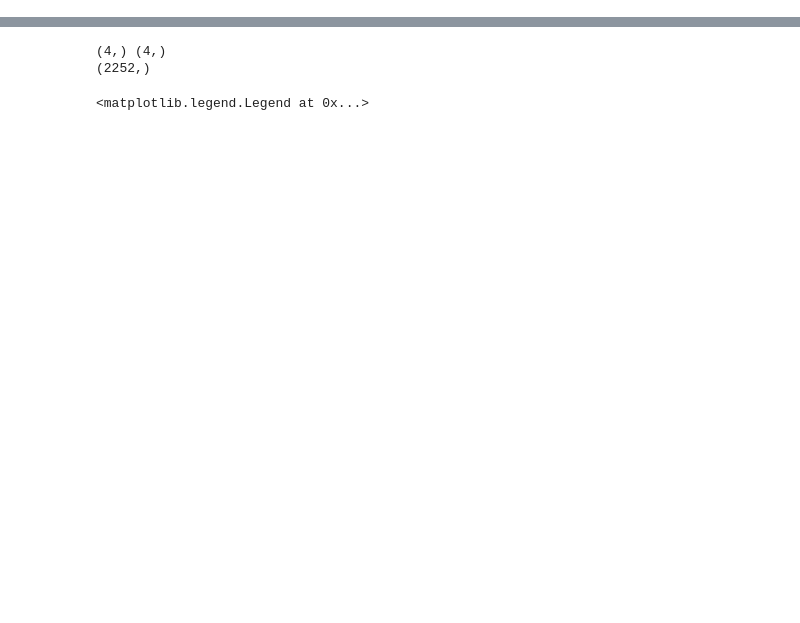
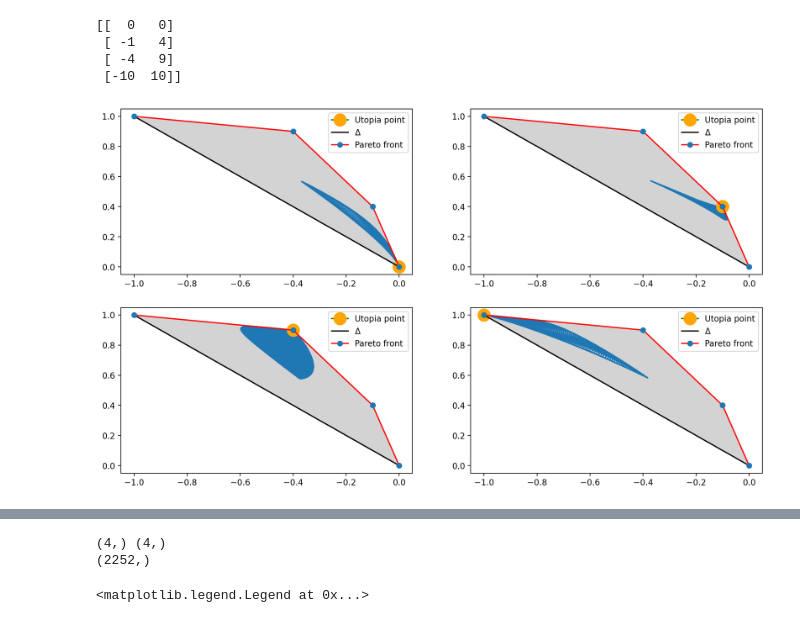
Before and after one commit to eza0107/Multi-Objective-Bandits, a Jupyter notebook: Chebyshev.ipynb, the cells around one changed output, grey strips where cells are left out. Cells and saved outputs as stored; diff of their text form; code cells hidden in the pictures; blank space fills up the shorter version.

```diff
--- a/Chebyshev.ipynb
+++ b/Chebyshev.ipynb
@@ -144 +161,78 @@ ModuleNotFoundError: No module named 'matplotlib'
+# %%
+## print(OMEGA)
+# print(chebyshev(REWARDS, THREATS))
+# # print(run(chebyshev, REWARDS, THREATS)[0])
+
+figure(figsize=(14, 8), dpi=200)
+plt.figure(1)
+R = REWARDS
+T = THREATS
+def normalizer(v, lower_bound, upper_bound):
+    return (2*v - lower_bound-upper_bound)/(upper_bound - lower_bound)
+
+def scale(x,y,z,T,R):
+    return x.astype(float)/10.0, y.astype(float)/10.0, z.astype(float)/10.0, T.astype(float)/10.0, R.astype(float)/10.0
+
+
+def run_chebyshev(R,T,z):
+    reward = np.zeros((W,N_tau))
+    threat = np.zeros((W,N_tau))
+    prob, _ = chebyshev(R,T,z)
+    for w in range(W):
+        for n in range(N_tau):
+            reward[w,n] = np.dot(prob[w,n], R)
+            threat[w,n] = np.dot(prob[w,n], T)
+    return threat, reward
+
+# T = normalizer(T, np.min(T), np.max(T))
+# R = normalizer(R, np.min(R), np.max(R))
+# plot chebyshev
+utopia_points = np.transpose(np.array([THREATS, REWARDS]))
+print(utopia_points)
+labels = ['Utopia point', '$\Delta$','Pareto front' ]
+for i in range(4):
+    z = utopia_points[i]
+    x,y = run_chebyshev(REWARDS,THREATS,z)
+    # x = normalizer(x, np.min(x), np.max(x))
+    # y = normalizer(y, np.min(y), np.max(y))
+
+    # plt.subplot(2,2,i+1)
+    # plt.plot(x,y, color = '#1f77b4')
+    # plt.plot(z[0], z[1], marker="o", markersize=15, markeredgecolor="orange", markerfacecolor="orange")
+    # plt.plot([T[0], T[3]], [R[0], R[3]], color = 'black' )
+    # plt.plot(T,R, color = 'red', marker = 'o', markerfacecolor = '#1f77b4', markeredgecolor = '#1f77b4')
+
+    # scaling done here
+    T,R = THREATS, REWARDS
+    x,y,z,T,R = scale(x,y,z,T,R)
+    ax = plt.subplot(2,2,i+1)
+    ax.plot(x,y, color = '#1f77b4', label = '_nolegend_')
+    ax.plot(z[0], z[1],color = 'green', marker="o", markersize=15, markeredgecolor="orange", markerfacecolor="orange")
+    ax.plot([T[0], T[3]], [R[0], R[3]], color = 'black' )
+    ax.plot(T,R, color = 'red', marker = 'o', markerfacecolor = '#1f77b4', markeredgecolor = '#1f77b4')
+    # ax.legend(handles = [line1, line2,line3,line4])
+    ax.legend(labels)
+    # filling with shade using pyplot fill_between
+    x,y = T,R
+    y1 = y
+    y2 = [y[0]]
+    m = (y[3] - y[0])/(x[3] - x[0])
+    b = (y[0]*x[3] - y[3]*x[0])/(x[3] - x[0])
+
+    y2.append(m*x[1]+b)
+    y2.append(m*x[2]+b)
+    y2.append(y[3])
+    # print(np.shape(y1), np.shape(y2))
+
+    plt.fill_between(x,y1,y2, color = 'lightgrey')
+
+    #plt.legend(['$\Delta$', 'Feasible region','Pareto front', 'Utopia point'])
+#
+# plt.suptitle("Chebyshev-scalarized decision-makers with different Utopia points")
+# %% [output]
+[[  0   0]
+ [ -1   4]
+ [ -4   9]
+ [-10  10]]
+[figure, added]
 # %%
```
Also changed, not shown: parts of 3 cells of this notebook, 11 other files.
